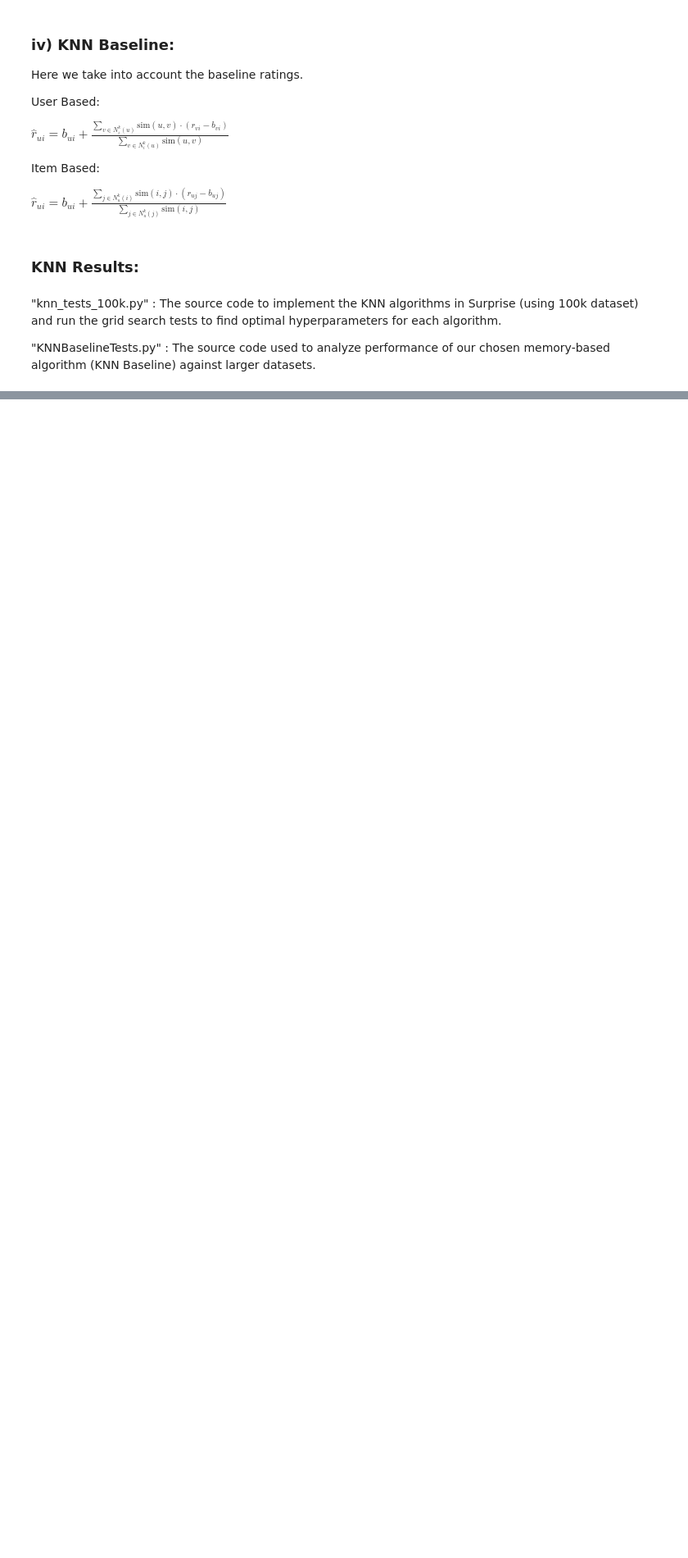
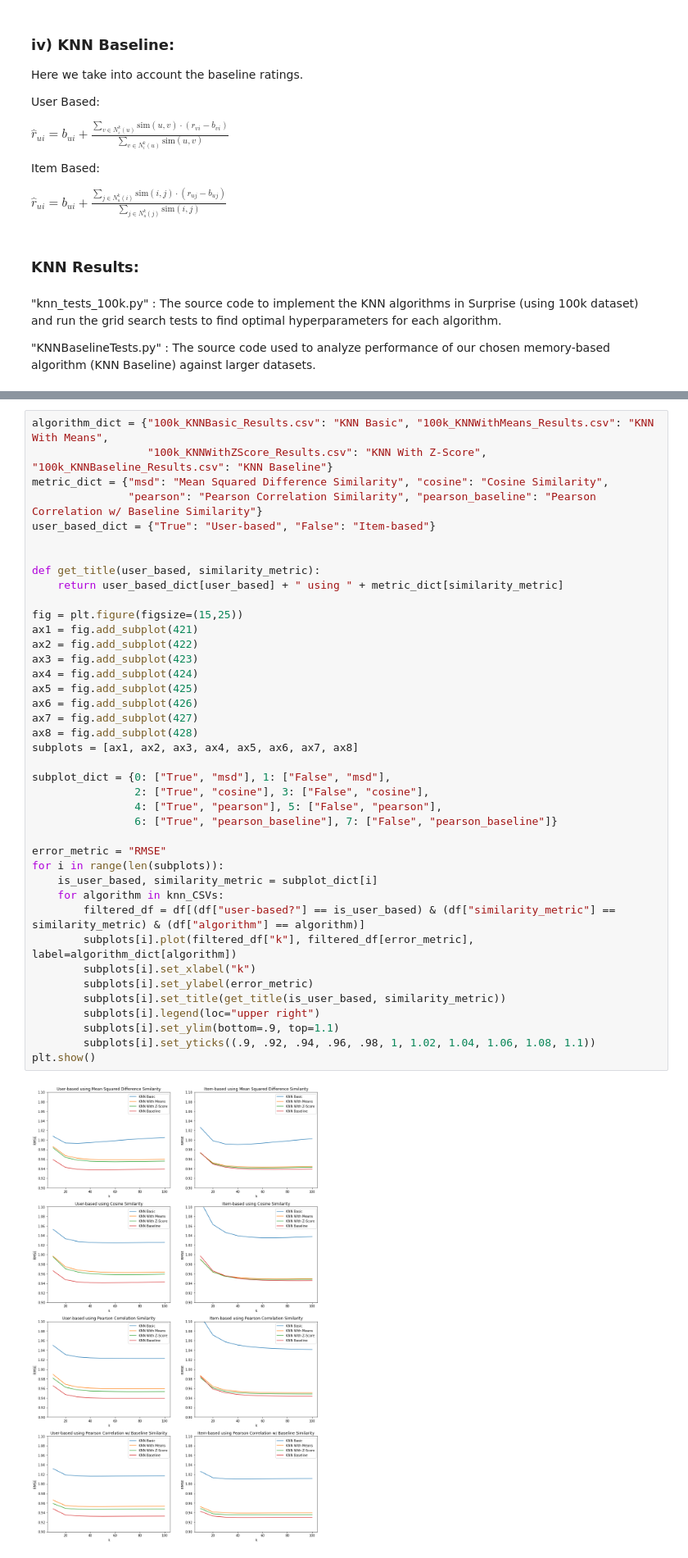
Before and after one commit to gmidhun95/recommender_system, a Jupyter notebook: project_part1/Report.ipynb, the cells around one changed output, grey strips where cells are left out. Shown: that part at 82% size. Drawn from its saved outputs; the diff is of its cells as text; blank space fills up the shorter version.

```diff
--- a/project_part1/Report.ipynb
+++ b/project_part1/Report.ipynb
@@ -135,0 +158,42 @@ N^k_u(j)} \text{sim}(i, j)} $
+# %%
+algorithm_dict = {"100k_KNNBasic_Results.csv": "KNN Basic", "100k_KNNWithMeans_Results.csv": "KNN With Means",
+                  "100k_KNNWithZScore_Results.csv": "KNN With Z-Score", "100k_KNNBaseline_Results.csv": "KNN Baseline"}
+metric_dict = {"msd": "Mean Squared Difference Similarity", "cosine": "Cosine Similarity",
+               "pearson": "Pearson Correlation Similarity", "pearson_baseline": "Pearson Correlation w/ Baseline Similarity"}
+user_based_dict = {"True": "User-based", "False": "Item-based"}
+
+
+def get_title(user_based, similarity_metric):
+    return user_based_dict[user_based] + " using " + metric_dict[similarity_metric]
+
+fig = plt.figure(figsize=(15,25))
+ax1 = fig.add_subplot(421)
+ax2 = fig.add_subplot(422)
+ax3 = fig.add_subplot(423)
+ax4 = fig.add_subplot(424)
+ax5 = fig.add_subplot(425)
+ax6 = fig.add_subplot(426)
+ax7 = fig.add_subplot(427)
+ax8 = fig.add_subplot(428)
+subplots = [ax1, ax2, ax3, ax4, ax5, ax6, ax7, ax8]
+
+subplot_dict = {0: ["True", "msd"], 1: ["False", "msd"],
+                2: ["True", "cosine"], 3: ["False", "cosine"],
+                4: ["True", "pearson"], 5: ["False", "pearson"],
+                6: ["True", "pearson_baseline"], 7: ["False", "pearson_baseline"]}
+
+error_metric = "RMSE"
+for i in range(len(subplots)):
+    is_user_based, similarity_metric = subplot_dict[i]
+    for algorithm in knn_CSVs:
+        filtered_df = df[(df["user-based?"] == is_user_based) & (df["similarity_metric"] == similarity_metric) & (df["algorithm"] == algorithm)]
+        subplots[i].plot(filtered_df["k"], filtered_df[error_metric], label=algorithm_dict[algorithm])
+        subplots[i].set_xlabel("k")
+        subplots[i].set_ylabel(error_metric)
+        subplots[i].set_title(get_title(is_user_based, similarity_metric))
+        subplots[i].legend(loc="upper right")
+        subplots[i].set_ylim(bottom=.9, top=1.1)
+        subplots[i].set_yticks((.9, .92, .94, .96, .98, 1, 1.02, 1.04, 1.06, 1.08, 1.1))
+plt.show()
+# %% [output]
+[figure, added]
```
Also changed, not shown: parts of 5 cells of this notebook.
